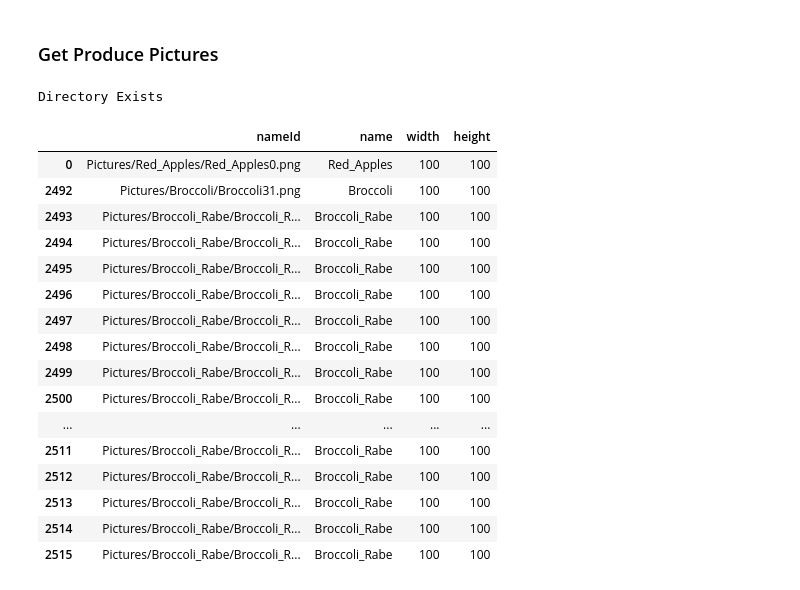
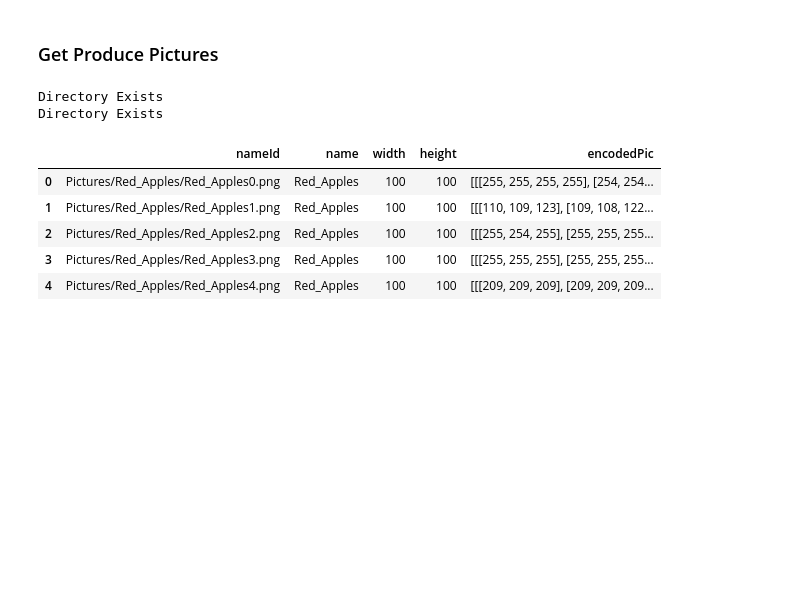
Before and after one commit to brand0nM/Silicon_Valley, a Jupyter notebook: Picture Machine Learning.ipynb, the cells around one changed output. Saved outputs shown, nothing was run; the diff lists cells and outputs as text; code cells hidden in the pictures; blank space fills up the shorter version.

```diff
--- a/Picture Machine Learning.ipynb
+++ b/Picture Machine Learning.ipynb
@@ -68,51 +73,40 @@ for item in produce:
         Picture_soup = soup(browser.html, 'html.parser') # Convert Item Image Page to Soup
         Produce_Item_Images = Picture_soup.find_all('img') # Get all Images of Item
         j=0 # initailize counter
         for i in range(len(Produce_Item_Images)): # Download top images
             if Produce_Item_Images[i].get('data-deferred') == '1': # If top images
                 lnk = Produce_Item_Images[i].get('src') # Get src
                 try:
                     download_images(lnk, item, image_path, j) # Download image with unique naming
                     new_image_path = image_path+'/'+item+str(j)+'.png'
                     get_encoding = glob.glob(new_image_path)
                     image = io.imread(get_encoding[0]) # Encode Image in RGB
                     width = len(image)
                     height = len(image[0])
                     if width != 100 and height != 100: # If not square Image
                         middle_width = width//2 # Crop based on center
                         middle_height = height//2
                         image = image[middle_width-50:middle_width+50,middle_height-50:middle_height+50]
                     if type(image) != None:
                         produce_table['nameId'].append(new_image_path) # Add attributes to DataFrame
                         produce_table['name'].append(item)
                         produce_table['width'].append(len(image[0])) # Double check images were cropped
                         produce_table['height'].append(len(image))
                         produce_table['encodedPic'].append(image)
 
                 except:
                     status = 'nah'
 
                 j += 1
+
+raw_produce = pd.DataFrame(produce_table)
+raw_produce.head()
 # %% [output]
 Directory Exists
+Directory Exists
+|  | nameId | name | width | height | encodedPic |
+| 0 | Pictures/Red_Apples/Red_Apples0.png | Red_Apples | 100 | 100 | [[[255, 255, 255, 255], [254, 254... |
+| 1 | Pictures/Red_Apples/Red_Apples1.png | Red_Apples | 100 | 100 | [[[110, 109, 123], [109, 108, 122... |
+| 2 | Pictures/Red_Apples/Red_Apples2.png | Red_Apples | 100 | 100 | [[[255, 254, 255], [255, 255, 255... |
+| 3 | Pictures/Red_Apples/Red_Apples3.png | Red_Apples | 100 | 100 | [[[255, 255, 255], [255, 255, 255... |
+| 4 | Pictures/Red_Apples/Red_Apples4.png | Red_Apples | 100 | 100 | [[[209, 209, 209], [209, 209, 209... |
-# %%
-raw_produce = pd.DataFrame(produce_table)
-raw_produce.drop('encodedPic',1).head()
-# %% [output]
-|  | nameId | name | width | height |
-| 0 | Pictures/Red_Apples/Red_Apples0.png | Red_Apples | 100 | 100 |
-| 2492 | Pictures/Broccoli/Broccoli31.png | Broccoli | 100 | 100 |
-| 2493 | Pictures/Broccoli_Rabe/Broccoli_R... | Broccoli_Rabe | 100 | 100 |
-| 2494 | Pictures/Broccoli_Rabe/Broccoli_R... | Broccoli_Rabe | 100 | 100 |
-| 2495 | Pictures/Broccoli_Rabe/Broccoli_R... | Broccoli_Rabe | 100 | 100 |
-| 2496 | Pictures/Broccoli_Rabe/Broccoli_R... | Broccoli_Rabe | 100 | 100 |
-| 2497 | Pictures/Broccoli_Rabe/Broccoli_R... | Broccoli_Rabe | 100 | 100 |
-| 2498 | Pictures/Broccoli_Rabe/Broccoli_R... | Broccoli_Rabe | 100 | 100 |
-| 2499 | Pictures/Broccoli_Rabe/Broccoli_R... | Broccoli_Rabe | 100 | 100 |
-| 2500 | Pictures/Broccoli_Rabe/Broccoli_R... | Broccoli_Rabe | 100 | 100 |
-| ... | ... | ... | ... | ... |
-| 2511 | Pictures/Broccoli_Rabe/Broccoli_R... | Broccoli_Rabe | 100 | 100 |
-| 2512 | Pictures/Broccoli_Rabe/Broccoli_R... | Broccoli_Rabe | 100 | 100 |
-| 2513 | Pictures/Broccoli_Rabe/Broccoli_R... | Broccoli_Rabe | 100 | 100 |
-| 2514 | Pictures/Broccoli_Rabe/Broccoli_R... | Broccoli_Rabe | 100 | 100 |
-| 2515 | Pictures/Broccoli_Rabe/Broccoli_R... | Broccoli_Rabe | 100 | 100 |
```
Also changed, not shown: parts of 8 cells of this notebook.
